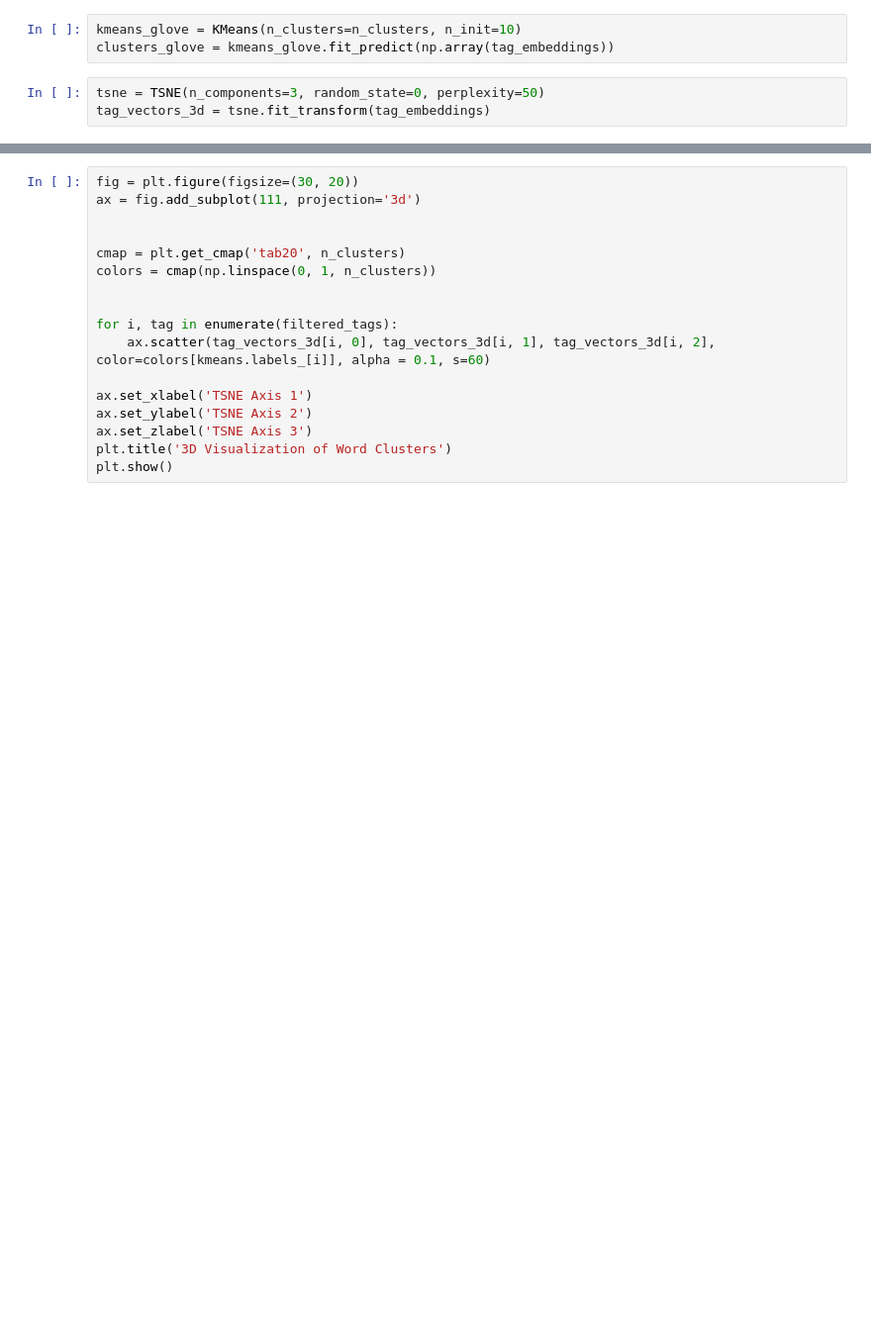
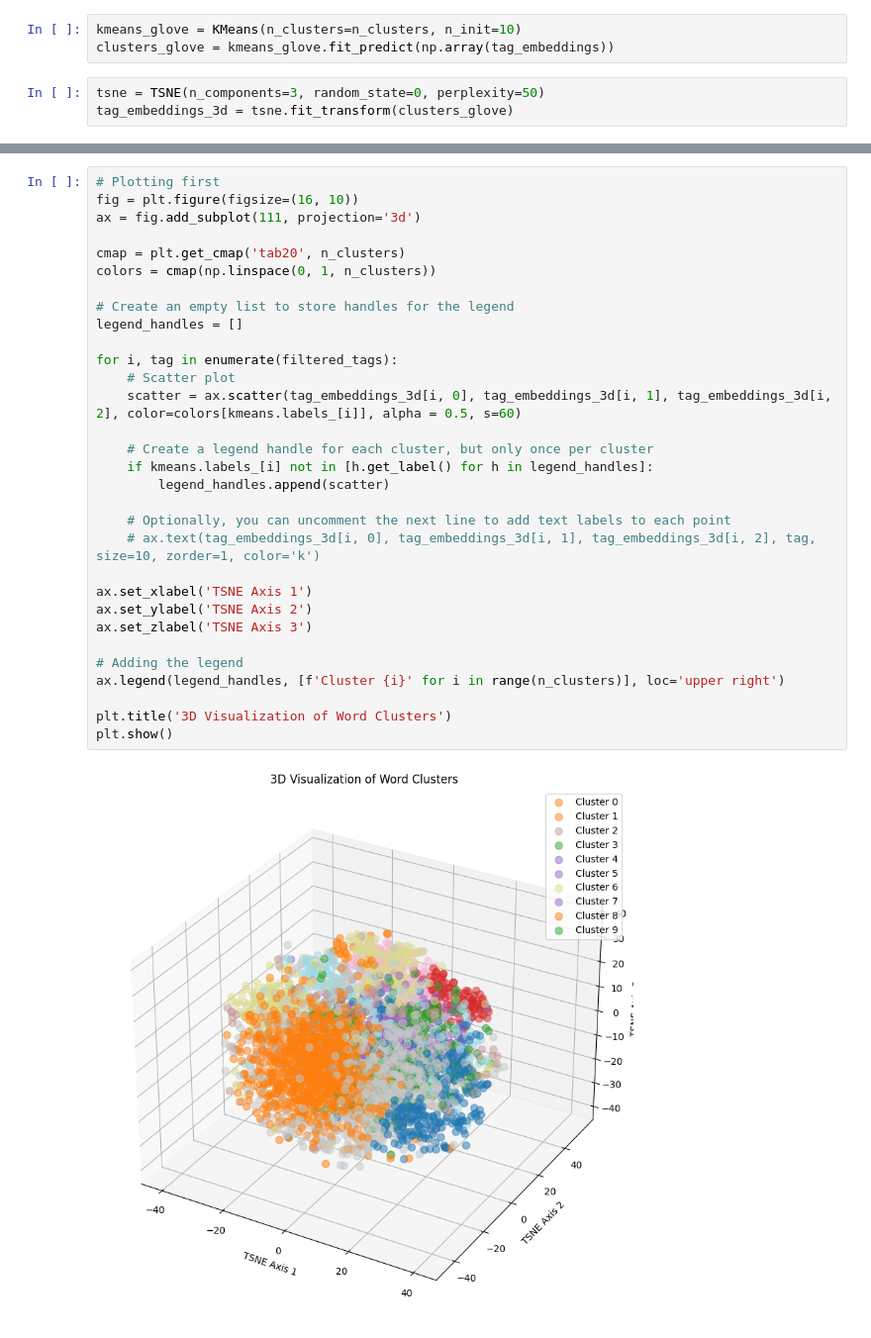
Before and after one commit to kamilmellouk/kadabros, a Jupyter notebook: eda.ipynb, the cells around one changed output, grey strips where cells are left out. Shown at 99% size. Saved outputs shown, nothing was run; the diff lists cells and outputs as text; blank space fills up the shorter version.

```diff
--- a/eda.ipynb
+++ b/eda.ipynb
@@ -359,4 +363,4 @@ kmeans_glove = KMeans(n_clusters=n_clusters, n_init=10)
 clusters_glove = kmeans_glove.fit_predict(np.array(tag_embeddings))
 # %%
 tsne = TSNE(n_components=3, random_state=0, perplexity=50)
-tag_vectors_3d = tsne.fit_transform(tag_embeddings)
+tag_embeddings_3d = tsne.fit_transform(clusters_glove)
@@ -365,17 +367,33 @@ KeyboardInterrupt:
 # %%
-fig = plt.figure(figsize=(30, 20))
+# Plotting first
+fig = plt.figure(figsize=(16, 10))
 ax = fig.add_subplot(111, projection='3d')
-
 
 cmap = plt.get_cmap('tab20', n_clusters)
 colors = cmap(np.linspace(0, 1, n_clusters))
 
+# Create an empty list to store handles for the legend
+legend_handles = []
 
 for i, tag in enumerate(filtered_tags):
-    ax.scatter(tag_vectors_3d[i, 0], tag_vectors_3d[i, 1], tag_vectors_3d[i, 2], color=colors[kmeans.labels_[i]], alpha = 0.1, s=60)
+    # Scatter plot
+    scatter = ax.scatter(tag_embeddings_3d[i, 0], tag_embeddings_3d[i, 1], tag_embeddings_3d[i, 2], color=colors[kmeans.labels_[i]], alpha = 0.5, s=60)
+
+    # Create a legend handle for each cluster, but only once per cluster
+    if kmeans.labels_[i] not in [h.get_label() for h in legend_handles]:
+        legend_handles.append(scatter)
+
+    # Optionally, you can uncomment the next line to add text labels to each point
+    # ax.text(tag_embeddings_3d[i, 0], tag_embeddings_3d[i, 1], tag_embeddings_3d[i, 2], tag, size=10, zorder=1, color='k')
 
 ax.set_xlabel('TSNE Axis 1')
 ax.set_ylabel('TSNE Axis 2')
 ax.set_zlabel('TSNE Axis 3')
+
+# Adding the legend
+ax.legend(legend_handles, [f'Cluster {i}' for i in range(n_clusters)], loc='upper right')
+
 plt.title('3D Visualization of Word Clusters')
 plt.show()
+# %% [output]
+[figure, added]
```
Also changed, not shown: parts of 8 cells of this notebook, 1 other file.
